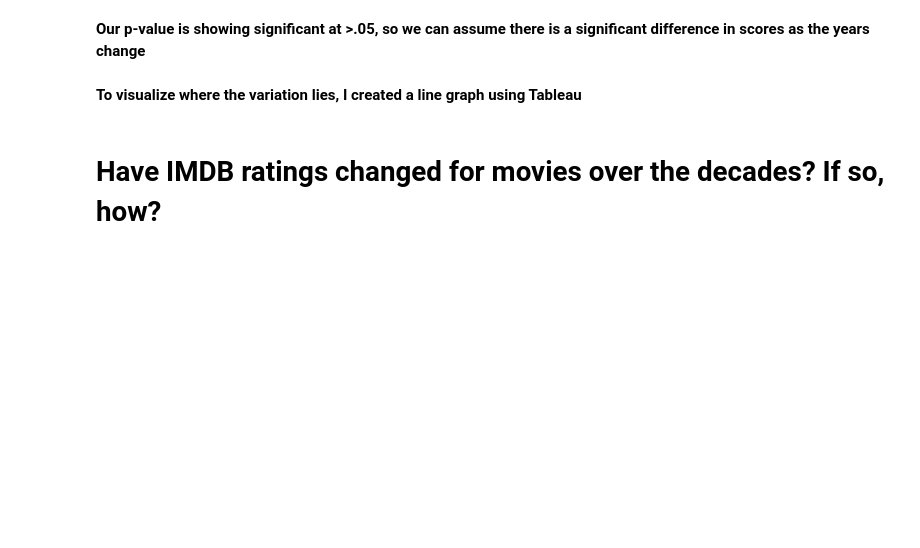
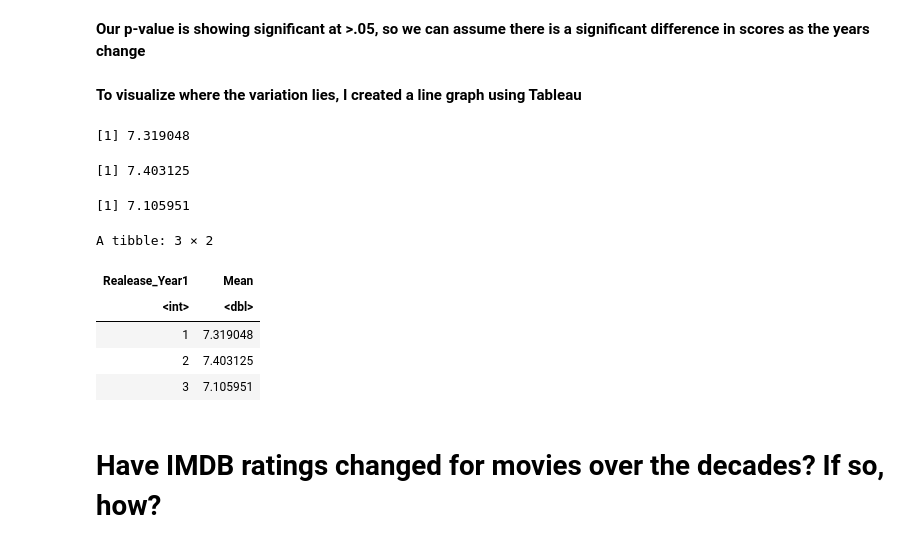
Before and after one commit to SummerEcho87/Group-Project-, a Jupyter notebook: Notebooks/Netflix Runtimes, IMDB and T-test.ipynb, the cells around one changed output. Saved outputs shown, nothing was run; the diff lists cells and outputs as text; code cells hidden in the pictures; blank space fills up the shorter version.

```diff
--- a/Notebooks/Netflix Runtimes, IMDB and T-test.ipynb
+++ b/Notebooks/Netflix Runtimes, IMDB and T-test.ipynb
@@ -375,6 +377,29 @@ Kruskal-Wallis chi-squared = 9.3209, df = 2, p-value = 0.009462
 **Our p-value is showing significant at >.05, so we can assume there is a significant difference in scores as the years change**
 # %% [markdown]
 **To visualize where the variation lies, I created a line graph using Tableau**
+# %%
+mean(NetflixSHOW90$imdb_score, na.rm = TRUE)
+# %% [output]
+[1] 7.319048
+# %%
+mean(NetflixSHOW00$imdb_score, na.rm = TRUE)
+# %% [output]
+[1] 7.403125
+# %%
+mean(NetflixSHOW10$imdb_score, na.rm = TRUE)
+# %% [output]
+[1] 7.105951
+# %%
+IMDB<- NetflixRSHOW %>% group_by(Realease_Year1) %>% summarize(Mean = mean(imdb_score, na.rm = TRUE))
+# %%
+IMDB
+# %% [output]
+A tibble: 3 × 2
+| Realease_Year1 | Mean |
+| <int> | <dbl> |
+| 1 | 7.319048 |
+| 2 | 7.403125 |
+| 3 | 7.105951 |
 # %% [markdown]
 # Have IMDB ratings changed for movies over the decades? If so, how?
 # %%
```
Also changed, not shown: parts of 4 cells of this notebook.
